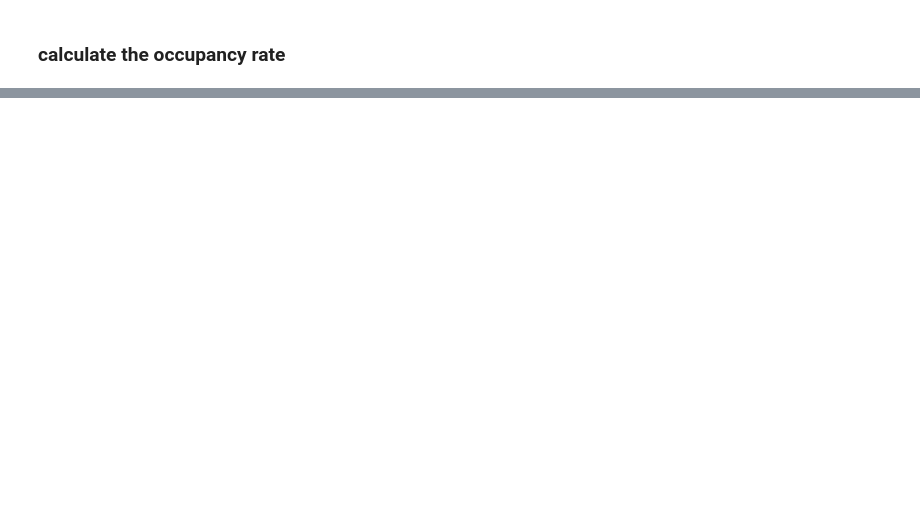
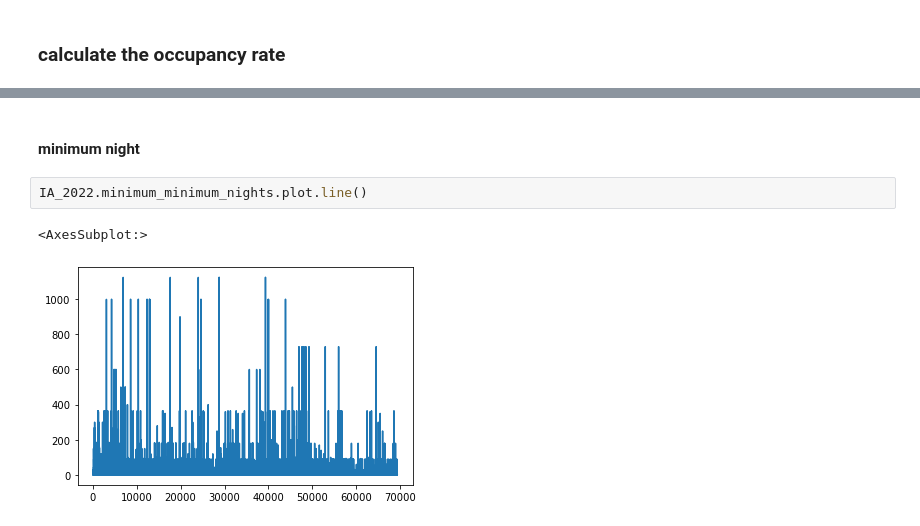
Before and after one commit to JinJiang22/fsds_GroupWork, a Jupyter notebook: Reproducible Analysis.ipynb, the cells around one changed output, grey strips where cells are left out. Cells and saved outputs as stored; diff of their text form; blank space fills up the shorter version.

```diff
--- a/Reproducible Analysis.ipynb
+++ b/Reproducible Analysis.ipynb
@@ -396,0 +490,7 @@ df2[['total_bookings_2019','number_of_reviews']]
+# %% [markdown]
+#### minimum night
+# %%
+IA_2022.minimum_minimum_nights.plot.line()
+# %% [output]
+<AxesSubplot:>
+[figure, added]
```
Also changed, not shown: parts of 26 cells of this notebook.
